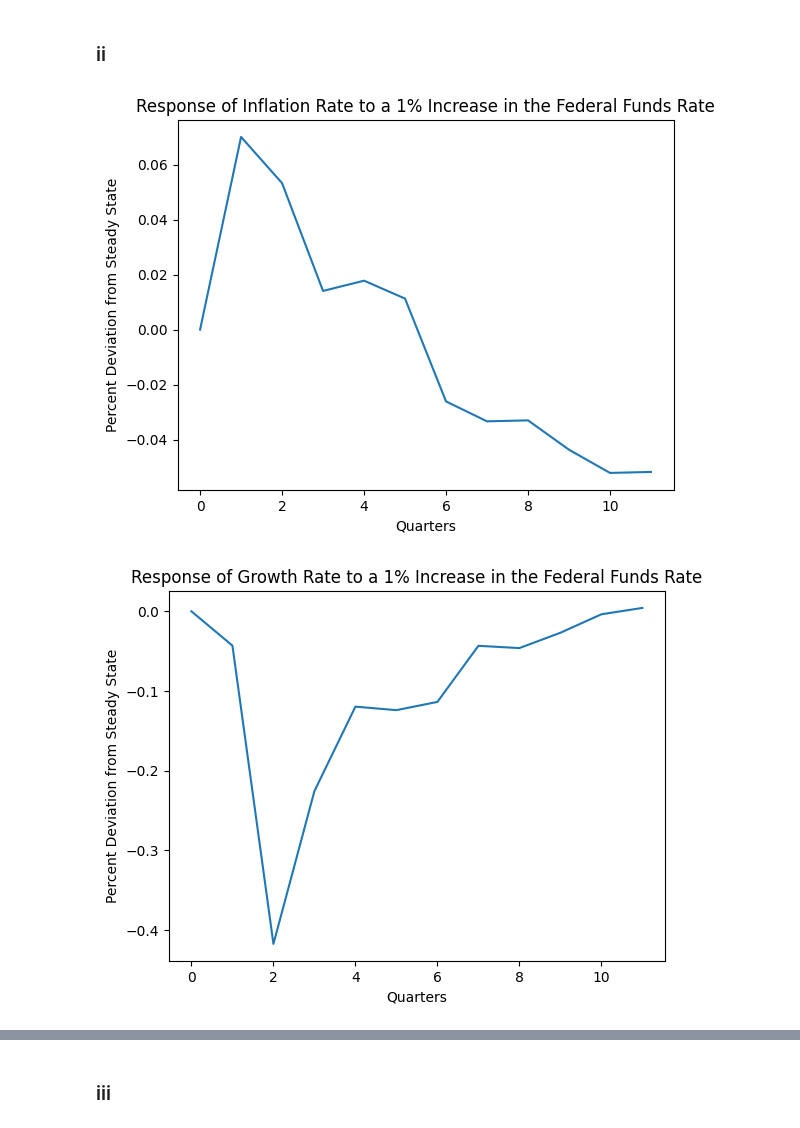
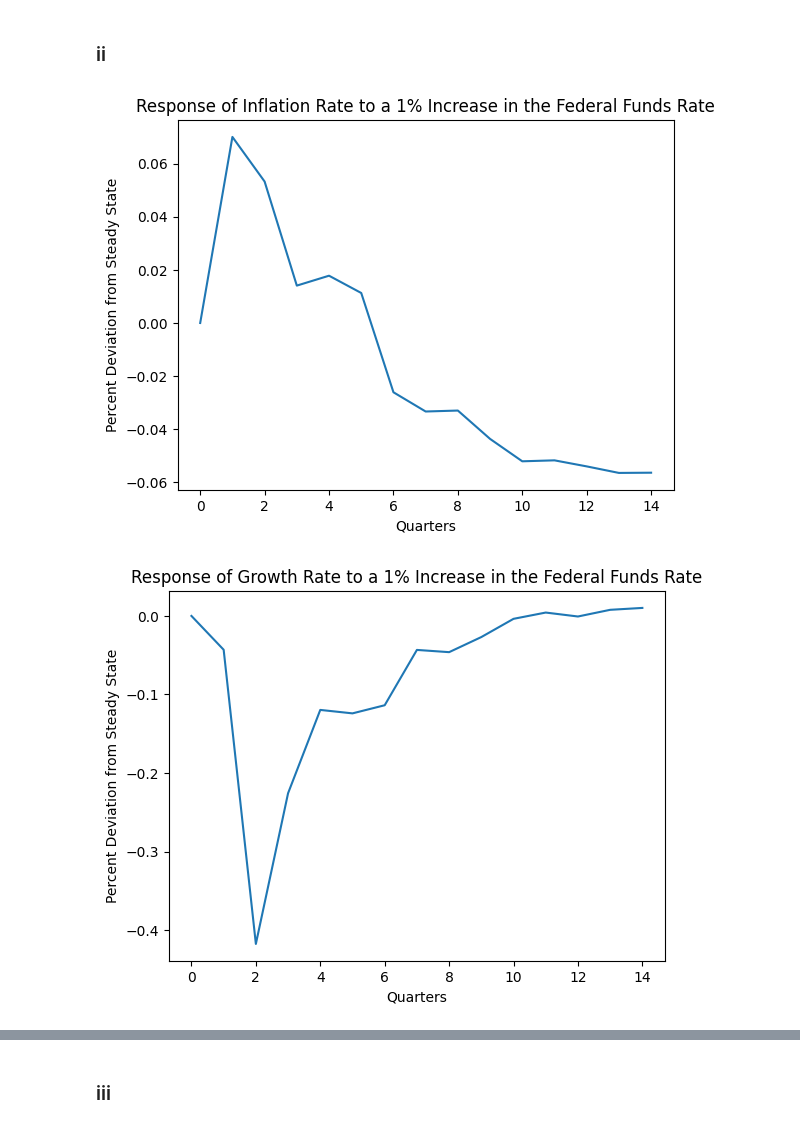
Before and after one commit to sthau/econ-212, a Jupyter notebook: macro_3/macro_3.ipynb, the cells around one changed output, grey strips where cells are left out. Cells and saved outputs as stored; diff of their text form; code cells hidden in the pictures.

```diff
--- a/macro_3/macro_3.ipynb
+++ b/macro_3/macro_3.ipynb
@@ -96,8 +96,8 @@ plot_var_irf(X, 12, shock, var_list)
 # %%
 X_permuted = [(inflation_rate[t], growth_rate[t], fed_funds_rate[t]) for t in range(len(inflation_rate))]
 var_list_permuted = ['Inflation Rate','Growth Rate', 'Nominal Interest Rate']
 
-plot_var_irf(X_permuted, 12, shock, var_list_permuted)
+plot_var_irf(X_permuted, 15, shock, var_list_permuted)
 # %% [output]
-[figure, old version]
+[figure, new version]
-[figure, old version]
+[figure, new version]
```
Also changed, not shown: parts of 4 cells of this notebook.
